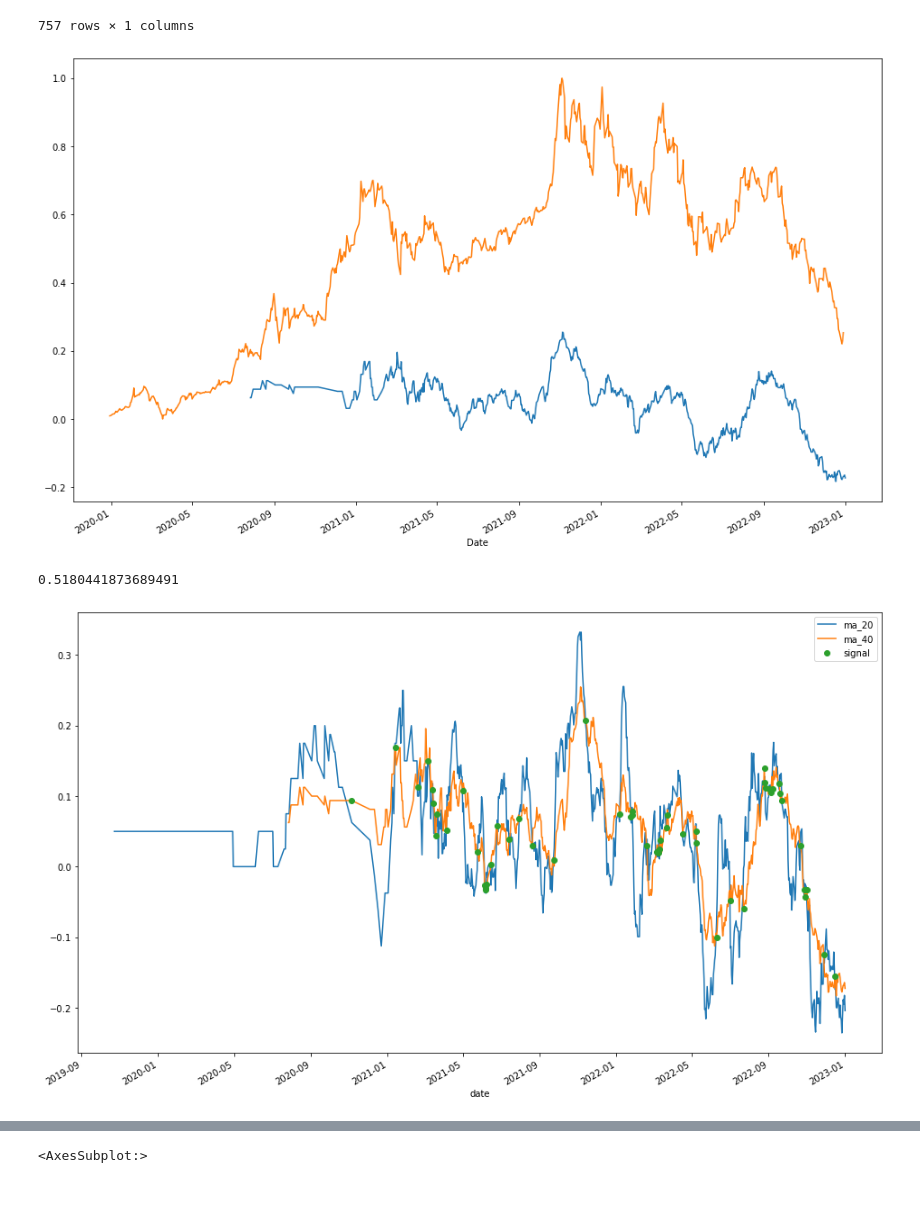
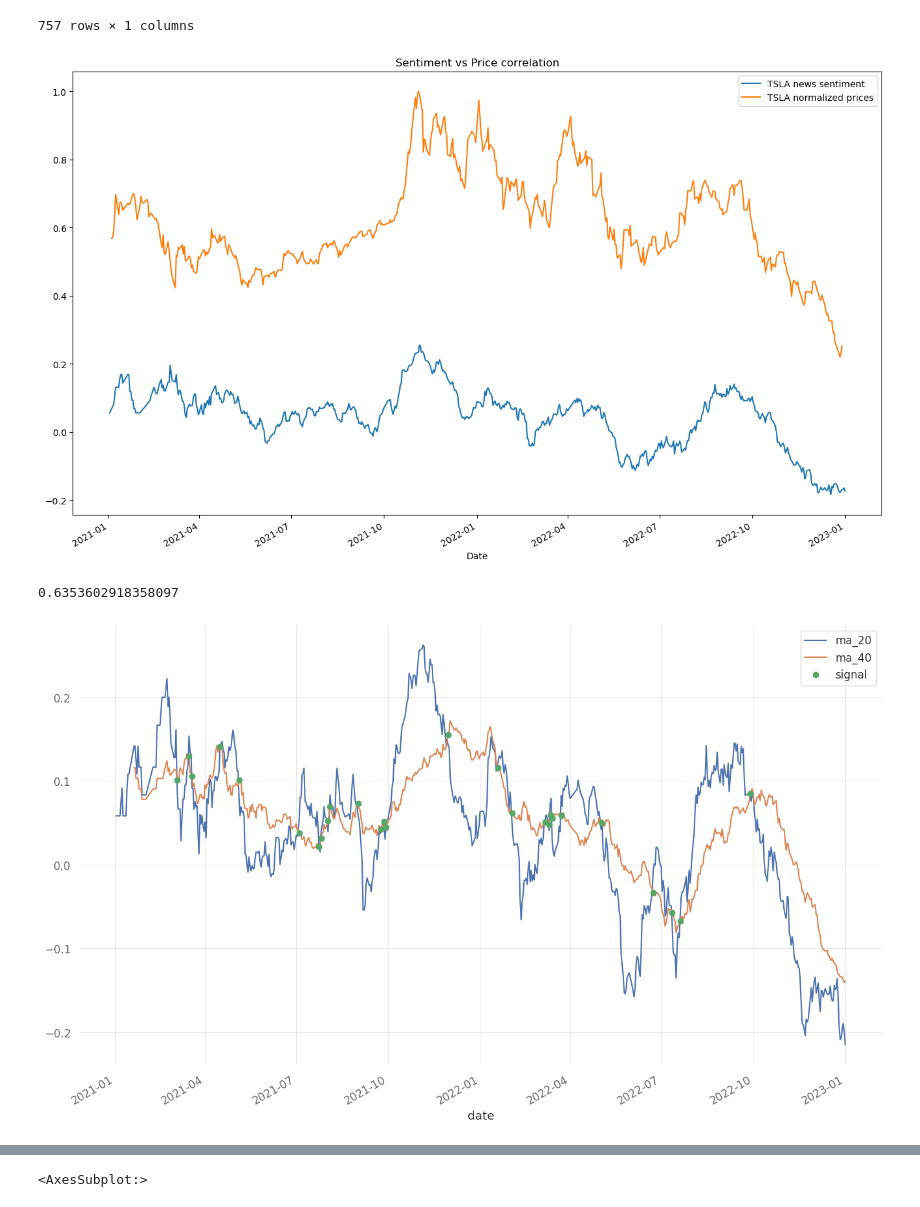
Before and after one commit to sabrinasartori/itau-quant-challenge, a Jupyter notebook: notebooks/finbert/03-tesla_analysis.ipynb, the cells around one changed output, grey strips where cells are left out. Cells and saved outputs as stored; diff of their text form; code cells hidden in the pictures.

```diff
--- a/notebooks/finbert/03-tesla_analysis.ipynb
+++ b/notebooks/finbert/03-tesla_analysis.ipynb
@@ -166,45 +172,65 @@ tesla_sentiment\
     .sentiment_count\
     .rolling(40)\
     .mean()\
-    .plot()
+    .loc["2021-01":]\
+    .plot(
+        label = "TSLA news sentiment"
+    )
 
 prices_norm_df\
     .price\
-    .plot()
+    .loc["2021-01":]\
+    .plot(
+        label = "TSLA normalized prices"
+    )
+
+plt.title("Sentiment vs Price correlation")
+plt.legend()
 plt.show()
 # %% [output]
-[figure, old version]
+[figure, new version]
 # %%
-prices_norm_df.price.corr(
+prices_norm_df\
+    .price\
+    .loc["2021-01":]\
+    .corr(
     tesla_sentiment\
         .sentiment_count\
         .rolling(40)\
-        .mean()
+        .mean()\
+        .loc["2021-01":]
 )
 # %% [output]
-0.5180441873689491
+0.6353602918358097
 # %%
-ma_40 = tesla_sentiment\
+slow_ma = tesla_sentiment\
     .sentiment_count\
-    .rolling(40)\
-    .mean()
+    .rolling(80)\
+    .mean()\
+    .loc["2021":]
 
-ma_20 = tesla_sentiment\
+fast_ma = tesla_sentiment\
     .sentiment_count\
-    .rolling(20)\
-    .mean()
+    .rolling(30)\
+    .mean()\
+    .loc["2021":]
+# %%
+signal = (fast_ma - slow_ma)\
+    .apply(lambda x : np.sign(x))\
+    .rolling(2)\
+    .sum()
 # %%
 plt.figure(figsize=(16,10))
 
-ma_20.plot(label = "ma_20")
-ma_40.plot(label = "ma_40")
-ma_40[signal == 0].plot(
+fast_ma.plot(label = "ma_20")
+slow_ma.plot(label = "ma_40")
+slow_ma[signal == 0].plot(
     label = "signal",
     marker = "o",
     linestyle = "None"
 )
 
 plt.legend()
 plt.show()
 # %% [output]
-[figure, old version]
+[figure, new version]
```
Also changed, not shown: parts of 23 cells of this notebook, 1 other file.
